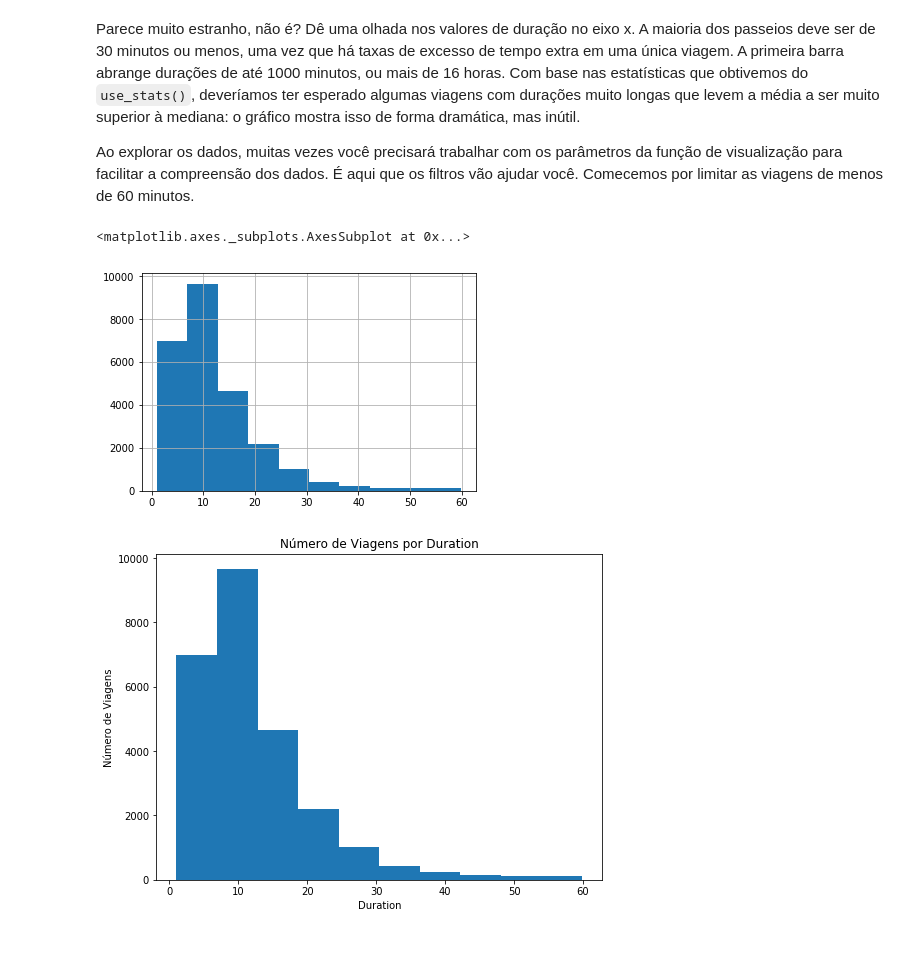
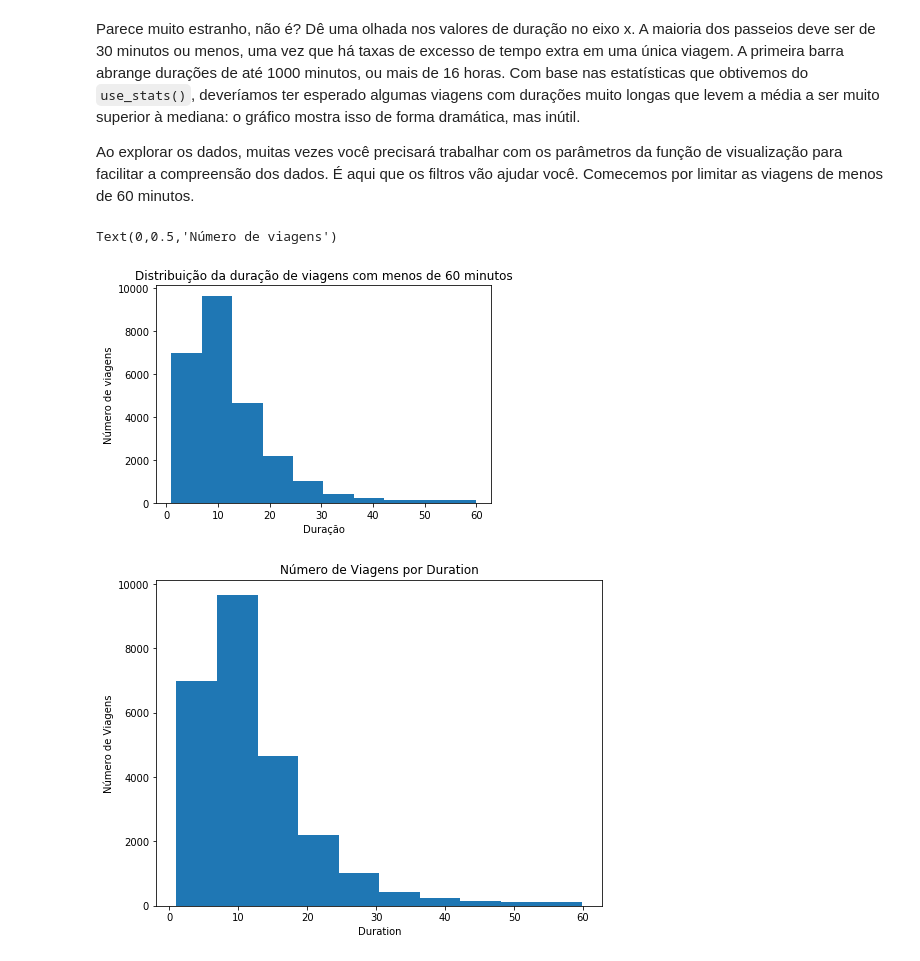
Before and after one commit to luisfcardoso/Udacity, a Jupyter notebook: Fundamentos de Data Science 1/Projeto/Analise_Bay_Area_Bike_Share-NDFDSI.ipynb, the cells around one changed output. Drawn from its saved outputs; the diff is of its cells as text; code cells hidden in the pictures.

```diff
--- a/Fundamentos de Data Science 1/Projeto/Analise_Bay_Area_Bike_Share-NDFDSI.ipynb
+++ b/Fundamentos de Data Science 1/Projeto/Analise_Bay_Area_Bike_Share-NDFDSI.ipynb
@@ -339,11 +345,14 @@ Ao explorar os dados, muitas vezes você precisará trabalhar com os parâmetros
 # %%
 # TODO: faça um gráfico de barras para os dados com duração inferior a 60 minutos.
 trip = trip_data[trip_data.duration < 60]
 duration_group = trip['duration']
-duration_group.hist()
+plt.hist(duration_group)
+plt.title("Distribuição da duração de viagens com menos de 60 minutos")
+plt.xlabel("Duração")
+plt.ylabel("Número de viagens")
 # %% [output]
-<matplotlib.axes._subplots.AxesSubplot at 0x...>
+Text(0,0.5,'Número de viagens')
-[figure, old version]
+[figure, new version]
 # %%
 # descomente a linha abaixo para verificar o gráfico esperado.
 usage_plot(trip_data, 'duration', ['duration < 60'])
```
Also changed, not shown: parts of 9 cells of this notebook, 1 other file.
